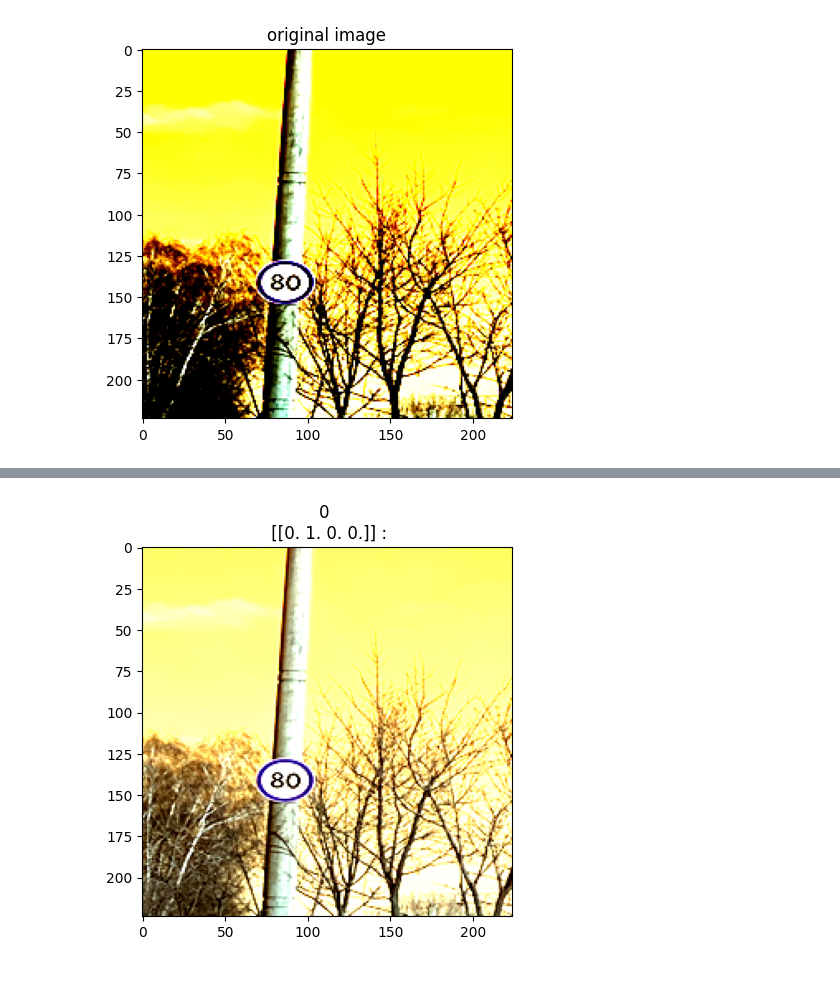
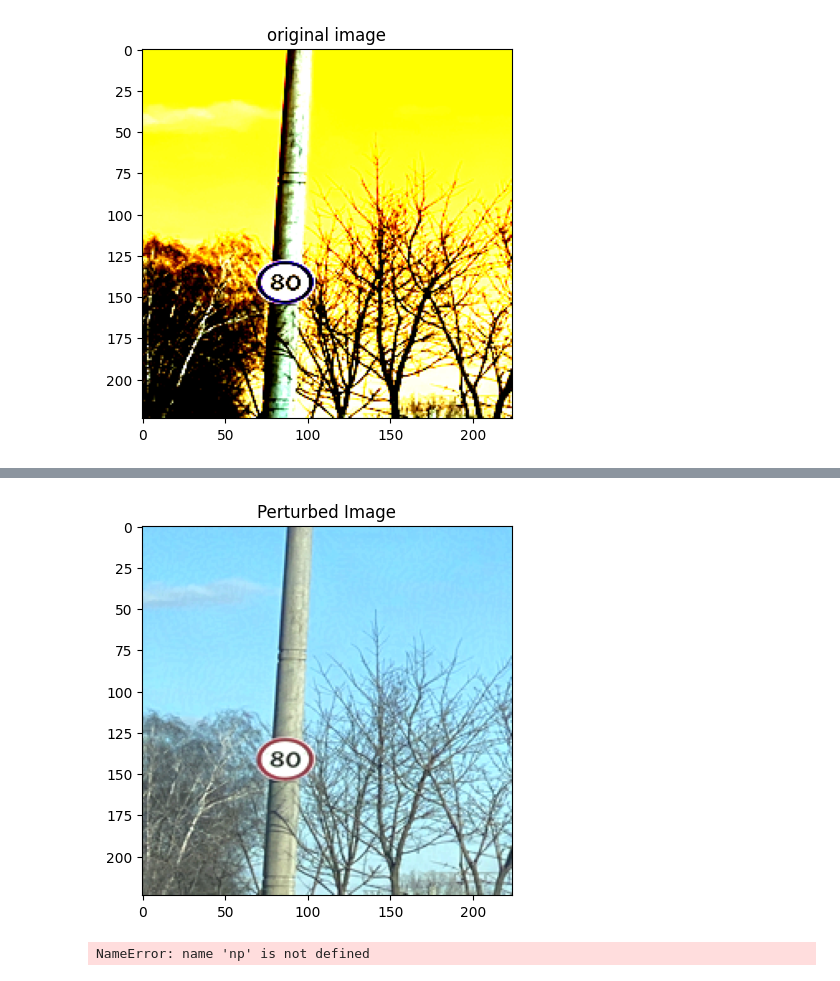
Before and after one commit to MonkeyMax123/NeuromorphicComputing, a Jupyter notebook: DNN_classifier2.ipynb, the cells around one changed output, grey strips where cells are left out. Saved outputs shown, nothing was run; the diff lists cells and outputs as text; code cells hidden in the pictures.

```diff
--- a/DNN_classifier2.ipynb
+++ b/DNN_classifier2.ipynb
@@ -57,9 +63,12 @@ for image_file in os.listdir(image_folder):
 X = np.array(X)
 y = np.array(y)
 
+image1 = X[1]/225
+plt.imshow(image1)  # To change [-1, 1] to [0,1]
+plt.title('Original Image')
+plt.show()
+
 pre_processed_X = []
 for image in X:
   pre_processed_image = keras.applications.vgg16.preprocess_input(image)
   pre_processed_X.append(pre_processed_image)
-
-encoded_labels = to_categorical(y,4)
@@ -113,14 +124,15 @@ def create_adversarial_pattern(input_image, input_label):
     return signed_grad
 # %%
-image = np.expand_dims(image, axis=0)
+image = np.expand_dims(image1, axis=0)
 image_probs = model.predict(image)
 image = tf.convert_to_tensor(image)
 index = 1
 label = tf.one_hot(index, image_probs.shape[-1])
 label = tf.reshape(label, (1, image_probs.shape[-1]))
-print("LABEL: ", label)
-print("IMG: ", image)
+print("LABEL: ", label.shape)
+print("IMG: ", image.shape)
 
 perturbation = create_adversarial_pattern(image, label)
 plt.imshow(perturbation[0] * 0.5 + 0.5);
+plt.title('Noise')
 # %% [output]
@@ -145,20 +144,76 @@ prediction:  tf.Tensor([[0.1974571  0.235093   0.29392737 0.27352256]], shape=(1
 # %%
 def display_images(image, description):
   plt.figure()
-  plt.imshow(image[0]*0.5+0.5)
-  plt.title('{} \n {} :'.format(description, label))
+  plt.imshow(image[0])
+  plt.title('Perturbed Image')
   plt.show()
 
-eps = 0
-adv_x = image + eps*perturbation
+eps = 0.01
+adv_x = image1 + (perturbation * eps)
 adv_x = tf.clip_by_value(adv_x, -1, 1)
 display_images(adv_x, eps)
 # %% [output]
-[figure, old version]
+[figure, new version]
 # %%
 # Spliting the data into training and testing sets
 X_train, X_test, y_train, y_test = train_test_split(X, y, test_size=0.2, random_state=42)
 num_classes = len(np.unique(y_train))
 y_train_encoded = to_categorical(y_train, num_classes)
 y_test_encoded = to_categorical(y_test, num_classes)
+# %%
+num_classes = 4  # Assuming you have 4 classes
+
+# Initialize lists to store adversarial images and labels
+ad_X_train = []
+ad_y_train = []
+
+ad_X_test = []
+ad_y_test = []
+
+# Define the number of adversarial images per class
+num_adversarial_per_class = 10
+
+for class_label in range(num_classes):
+    # Filter the training data by class label
+    class_indices = np.where(y_train == class_label)[0]
+    class_samples = X_train[class_indices]
+    class_labels = y_train_encoded[class_indices]
+
+    # Generate adversarial images for a certain number of samples from this class
+    for i in range(min(num_adversarial_per_class, len(class_samples))):
+        image = class_samples[i]
+        label = class_labels[i]
+
+        # Convert image to tensor
+        image = pre_processed_X[i]
+        image = np.expand_dims(image, axis=0)
+        image_tf = tf.convert_to_tensor(image)
+
+        # Define the label for the adversarial image
+        index = 1
+        label = tf.one_hot(index, num_classes)
+        label = tf.reshape(label, (1, num_classes))
+
+        # Generate adversarial image
+        perturbation = create_adversarial_pattern(image_tf, label)
+        adversarial_image = image + (perturbation * 0.5 * 0.5)
+
+        # Append the adversarial image and label to the lists
+        if i < 5:
+            ad_X_train.append(adversarial_image)
+            ad_y_train.append(class_label)
+        else:
+            ad_X_test.append(adversarial_image)
+            ad_y_test.append(class_label)
+
+# Convert lists to numpy arrays
+ad_X_train = np.array(ad_X_train)
+ad_y_train = np.array(ad_y_train)
+ad_y_train_encoded = to_categorical(y_train, num_classes)
+
+ad_X_test = np.array(ad_X_test)
+ad_y_test = np.array(ad_X_test)
+ad_y_test_encoded = to_categorical(y_test, num_classes)
+# %% [output]
+NameError: name 'np' is not defined
 # %%
```
Also changed, not shown: parts of 10 cells of this notebook.
